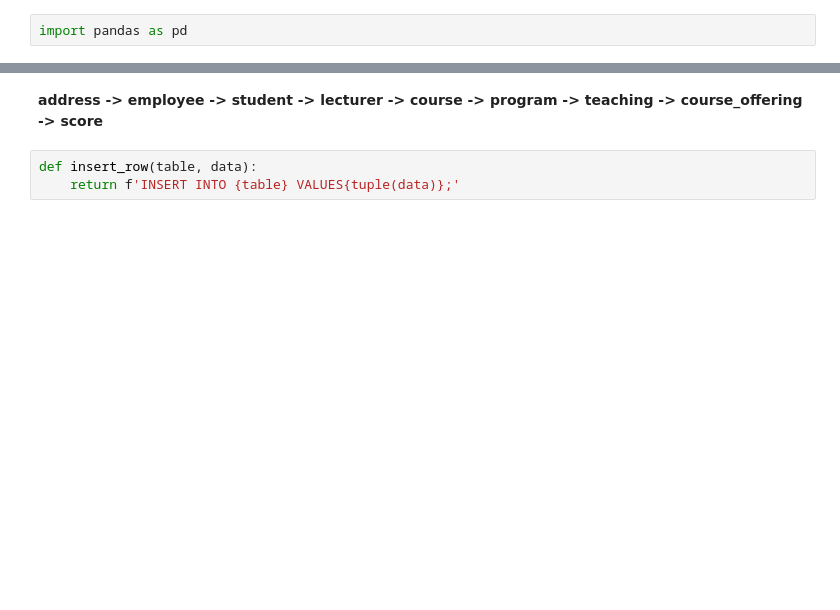
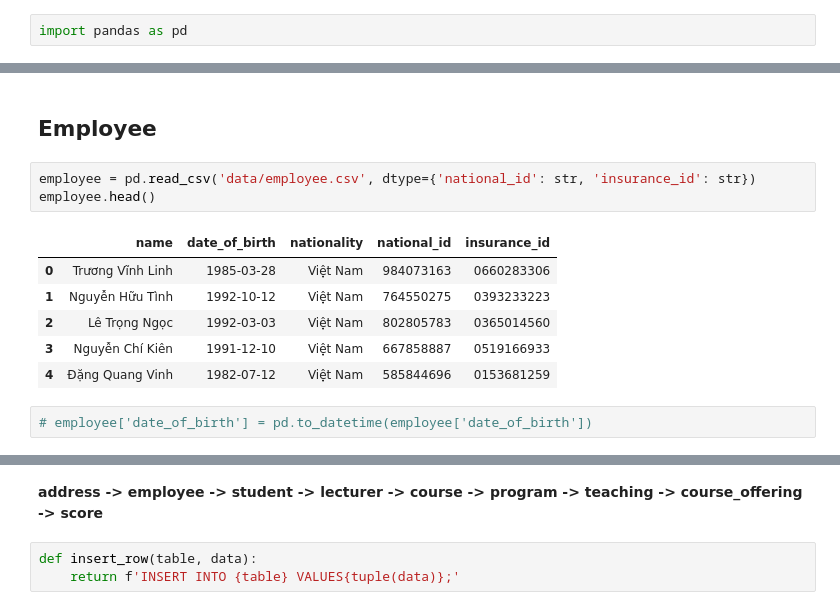
Before and after one commit to new-tech-proj/final-proj, a Jupyter notebook: insert_db.ipynb, the cells around one changed output, grey strips where cells are left out. Cells and saved outputs as stored; diff of their text form; blank space fills up the shorter version.

```diff
--- a/insert_db.ipynb
+++ b/insert_db.ipynb
@@ -2,0 +28,14 @@ import pandas as pd
+# %% [markdown]
+## Employee
+# %%
+employee = pd.read_csv('data/employee.csv', dtype={'national_id': str, 'insurance_id': str})
+employee.head()
+# %% [output]
+|  | name | date_of_birth | nationality | national_id | insurance_id |
+| 0 | Trương Vĩnh Linh | 1985-03-28 | Việt Nam | 984073163 | 0660283306 |
+| 1 | Nguyễn Hữu Tình | 1992-10-12 | Việt Nam | 764550275 | 0393233223 |
+| 2 | Lê Trọng Ngọc | 1992-03-03 | Việt Nam | 802805783 | 0365014560 |
+| 3 | Nguyễn Chí Kiên | 1991-12-10 | Việt Nam | 667858887 | 0519166933 |
+| 4 | Đặng Quang Vinh | 1982-07-12 | Việt Nam | 585844696 | 0153681259 |
+# %%
+# employee['date_of_birth'] = pd.to_datetime(employee['date_of_birth'])
```
Also changed, not shown: parts of 28 cells of this notebook, 9 other files.
